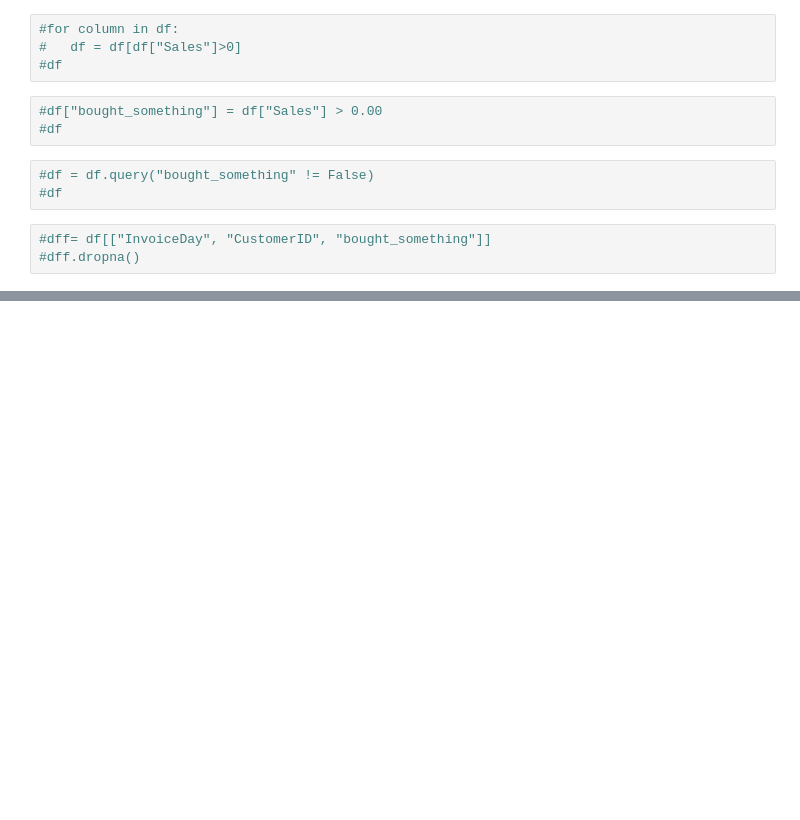
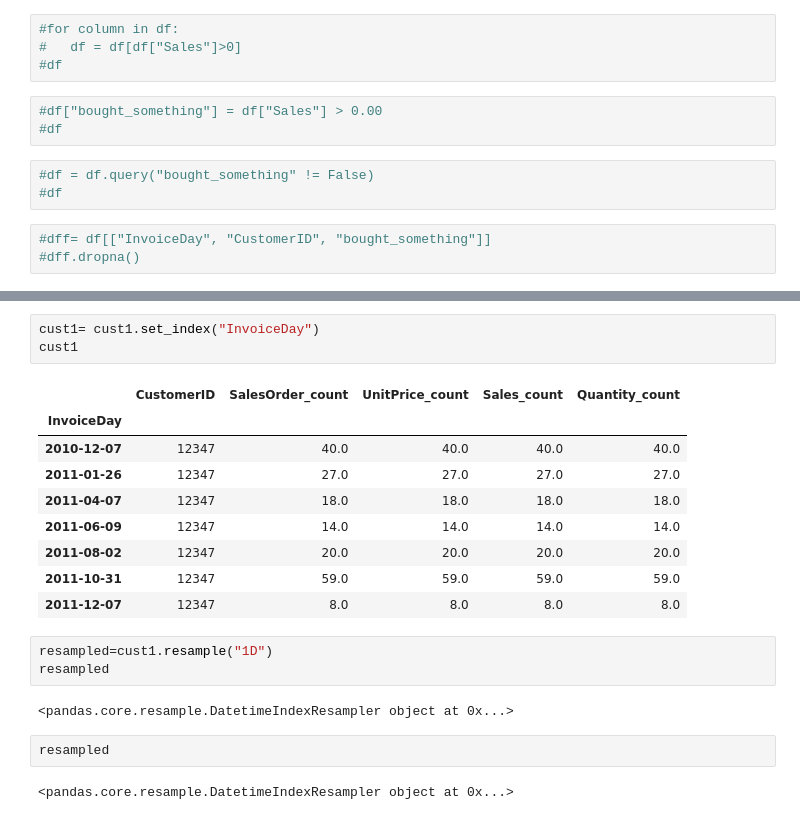
Before and after one commit to JuleahK/Rev_Promt, a Jupyter notebook: Prompt-Copy1.ipynb, the cells around one changed output, grey strips where cells are left out. Saved outputs shown, nothing was run; the diff lists cells and outputs as text; blank space fills up the shorter version.

```diff
--- a/Prompt-Copy1.ipynb
+++ b/Prompt-Copy1.ipynb
@@ -184,0 +183,22 @@ df.to_csv(r'prompt.csv', index = False)
+# %%
+cust1= cust1.set_index("InvoiceDay")
+cust1
+# %% [output]
+|  | CustomerID | SalesOrder_count | UnitPrice_count | Sales_count | Quantity_count |
+| InvoiceDay |  |  |  |  |  |
+| 2010-12-07 | 12347 | 40.0 | 40.0 | 40.0 | 40.0 |
+| 2011-01-26 | 12347 | 27.0 | 27.0 | 27.0 | 27.0 |
+| 2011-04-07 | 12347 | 18.0 | 18.0 | 18.0 | 18.0 |
+| 2011-06-09 | 12347 | 14.0 | 14.0 | 14.0 | 14.0 |
+| 2011-08-02 | 12347 | 20.0 | 20.0 | 20.0 | 20.0 |
+| 2011-10-31 | 12347 | 59.0 | 59.0 | 59.0 | 59.0 |
+| 2011-12-07 | 12347 | 8.0 | 8.0 | 8.0 | 8.0 |
+# %%
+resampled=cust1.resample("1D")
+resampled
+# %% [output]
+<pandas.core.resample.DatetimeIndexResampler object at 0x...>
+# %%
+resampled
+# %% [output]
+<pandas.core.resample.DatetimeIndexResampler object at 0x...>
```
Also changed, not shown: parts of 13 cells of this notebook, 3 other files.
